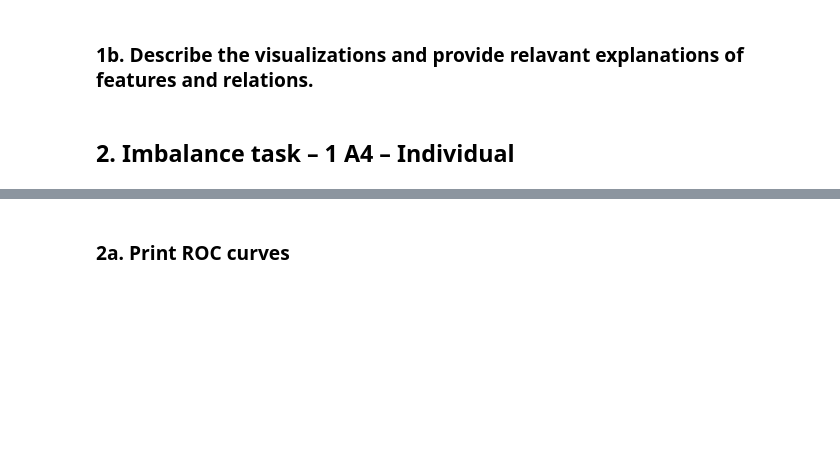
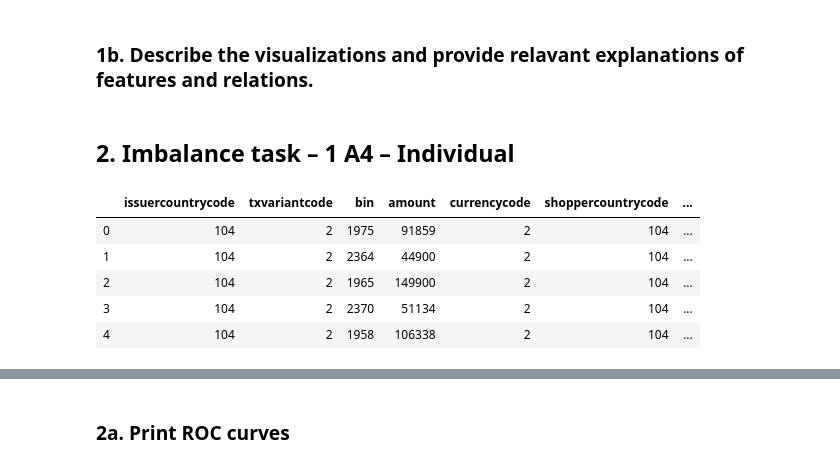
Before and after one commit to adityakunar/cda-2021, a Jupyter notebook: Assignment-1/Lab1.ipynb, the cells around one changed output, grey strips where cells are left out. Saved outputs shown, nothing was run; the diff lists cells and outputs as text; code cells hidden in the pictures; blank space fills up the shorter version.

```diff
--- a/Assignment-1/Lab1.ipynb
+++ b/Assignment-1/Lab1.ipynb
@@ -30,0 +214,22 @@ Your peers should be able to use the readme section for instructions and be able
+# %%
+# Shape the data and apply SMOTE
+
+df_minority = df1.loc[df1['simple_journal'] == 1]
+df_minority.drop(columns=['txid','bookingdate','date','accountcode_cc'],inplace=True)
+minority_samples = np.array(df_minority)
+
+synthetic_samples = smote(len(minority_samples), 100, 2)
+synthetic=pd.DataFrame(synthetic_samples,columns=['issuercountrycode', 'txvariantcode', 'bin', 'amount',
+                                            'currencycode', 'shoppercountrycode', 'shopperinteraction',
+                                            'simple_journal',
+                                            'cardverificationcodesupplied', 'cvcresponsecode','creationdate', 'accountcode',
+                                            'mail_id', 'ip_id', 'card_id', 'amount_eur', 'countries_equal',
+                                            'day_of_week', 'hour'])
+synthetic.head()
+# %% [output]
+|  | issuercountrycode | txvariantcode | bin | amount | currencycode | shoppercountrycode | ... |
+| 0 | 104 | 2 | 1975 | 91859 | 2 | 104 | ... |
+| 1 | 104 | 2 | 2364 | 44900 | 2 | 104 | ... |
+| 2 | 104 | 2 | 1965 | 149900 | 2 | 104 | ... |
+| 3 | 104 | 2 | 2370 | 51134 | 2 | 104 | ... |
+| 4 | 104 | 2 | 1958 | 106338 | 2 | 104 | ... |
```
Also changed, not shown: parts of 10 cells of this notebook.
